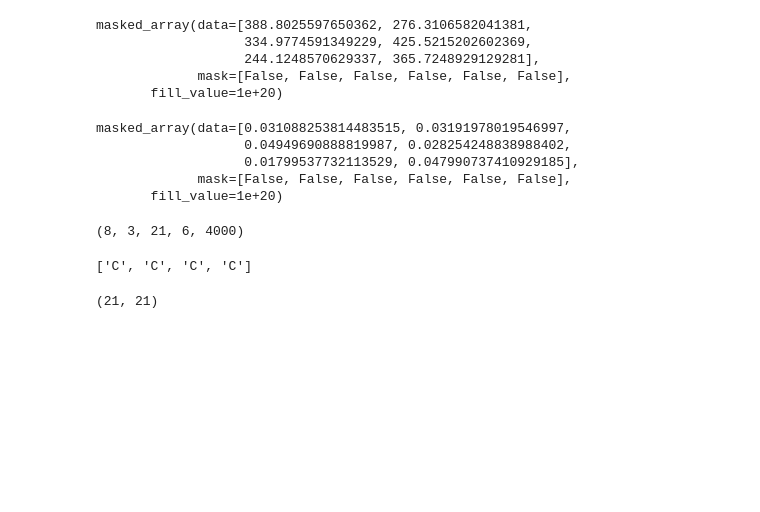
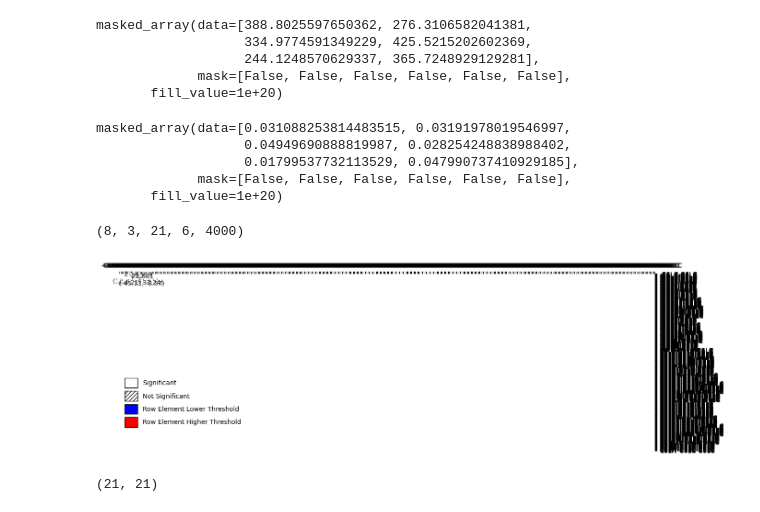
Before and after one commit to hbmep/rat-mapping, a Jupyter notebook: notebooks/L_CIRC/initial.ipynb, the cells around one changed output. Cells and saved outputs as stored; diff of their text form; code cells hidden in the pictures; blank space fills up the shorter version.

```diff
--- a/notebooks/L_CIRC/initial.ipynb
+++ b/notebooks/L_CIRC/initial.ipynb
@@ -252,11 +252,10 @@ def get_pvalues(ind):
 
 
     if orientation_ind == 2: #diameter
-        labels = ['C6LE-C6LW', 'C6LNE-C6LSW', 'C6LS-C6LN', 'C6LSE-C6LNW']
         for l_electrode_ind, l_electrode in enumerate(electrodes):
             for r_electrode_ind, r_electrode in enumerate(electrodes):
-                if (l_electrode not in (l.split("-")[0] for l in labels)) | (r_electrode not in (l.split("-")[0] for l in labels)):
-                    continue
+                label = f"{l_electrode}"
+                labels.append(label)
                 if (l_electrode == r_electrode):
                     pvalues.append(1)
                     mask.append(True)
@@ -284,16 +283,16 @@ def get_pvalues(ind):
                 means.append(t.mean())
 
         pvalues = np.array(pvalues)
-        pvalues = pvalues.reshape(4, 4)
+        pvalues = pvalues.reshape(21, 21)
 
         mask = np.array(mask)
-        mask = mask.reshape(4, 4)
+        mask = mask.reshape(21, 21)
 
         data = np.array(data)
-        data = data.reshape(4, 4)
+        data = data.reshape(21, 21)
 
         means = np.array(means)
-        means = means.reshape(4, 4)
+        means = means.reshape(21, 21)
 
     if (orientation_ind == 0) | (orientation_ind == 1): #vertex
         mask2= mask
@@ -333,9 +332,7 @@ def get_pvalues(ind):
         mask2 = mask2
 
         plt.figure(figsize=(15, 5))
-        values = means
         handles = []
-        cmap = 'coolwarm'
         ax=sns.heatmap(means, xticklabels=labels, yticklabels=labels, annot=data, fmt= "", mask =mask2,cbar = False,center = 0, cmap = "coolwarm")
         plt.xticks(rotation=45);
         hatch_mask = pvalues > 0.05
@@ -358,9 +355,7 @@ def get_pvalues(ind):
 
         ax.yaxis.tick_right()
         plt.show()
-# %%
-labels = ['C6LE-C6LW', 'C6LNE-C6LSW', 'C6LS-C6LN', 'C6LSE-C6LNW']
-s = list((l[0] for l in labels))
-s
-# %% [output]
-['C', 'C', 'C', 'C']
+# %%
+get_pvalues(2)
+# %% [output]
+[figure, added]
```
Also changed, not shown: parts of 11 cells of this notebook.
